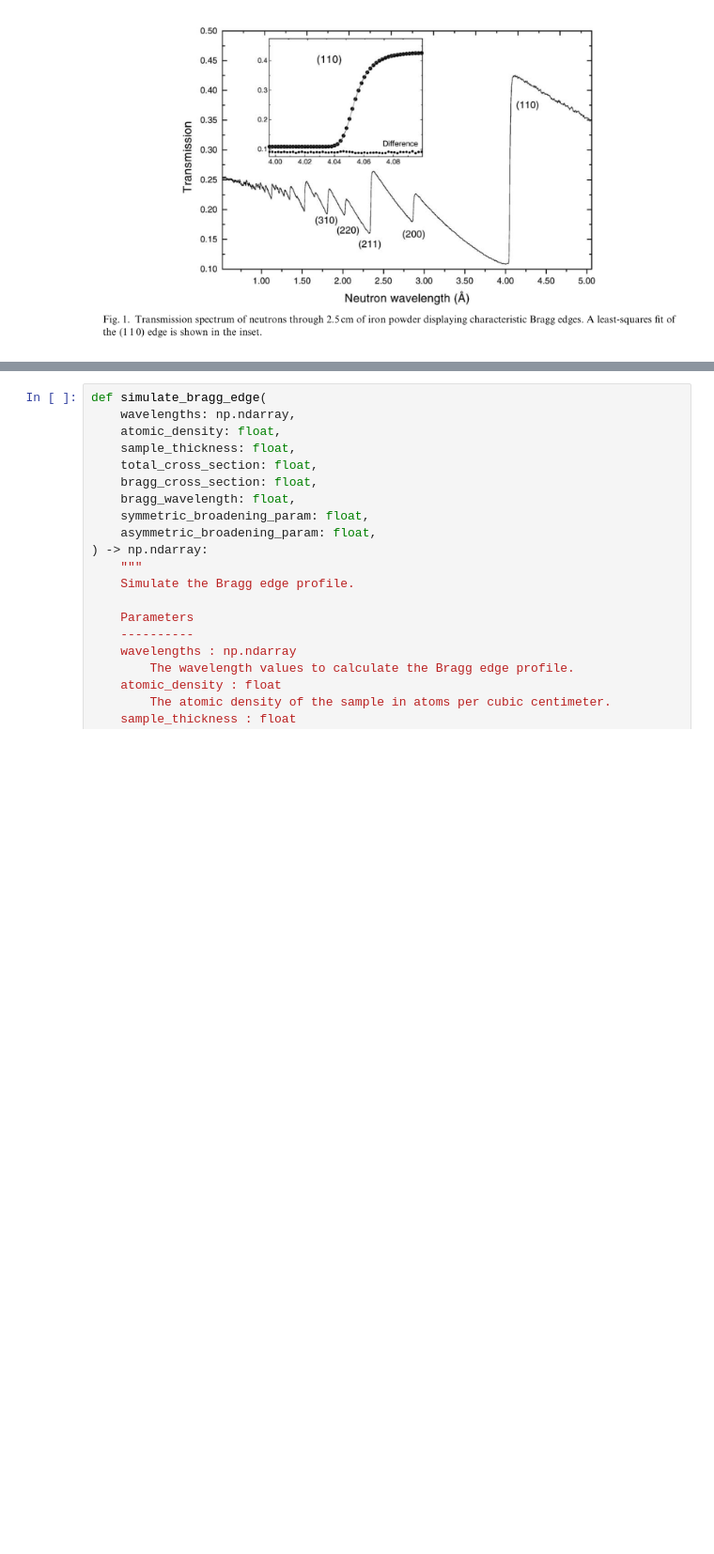
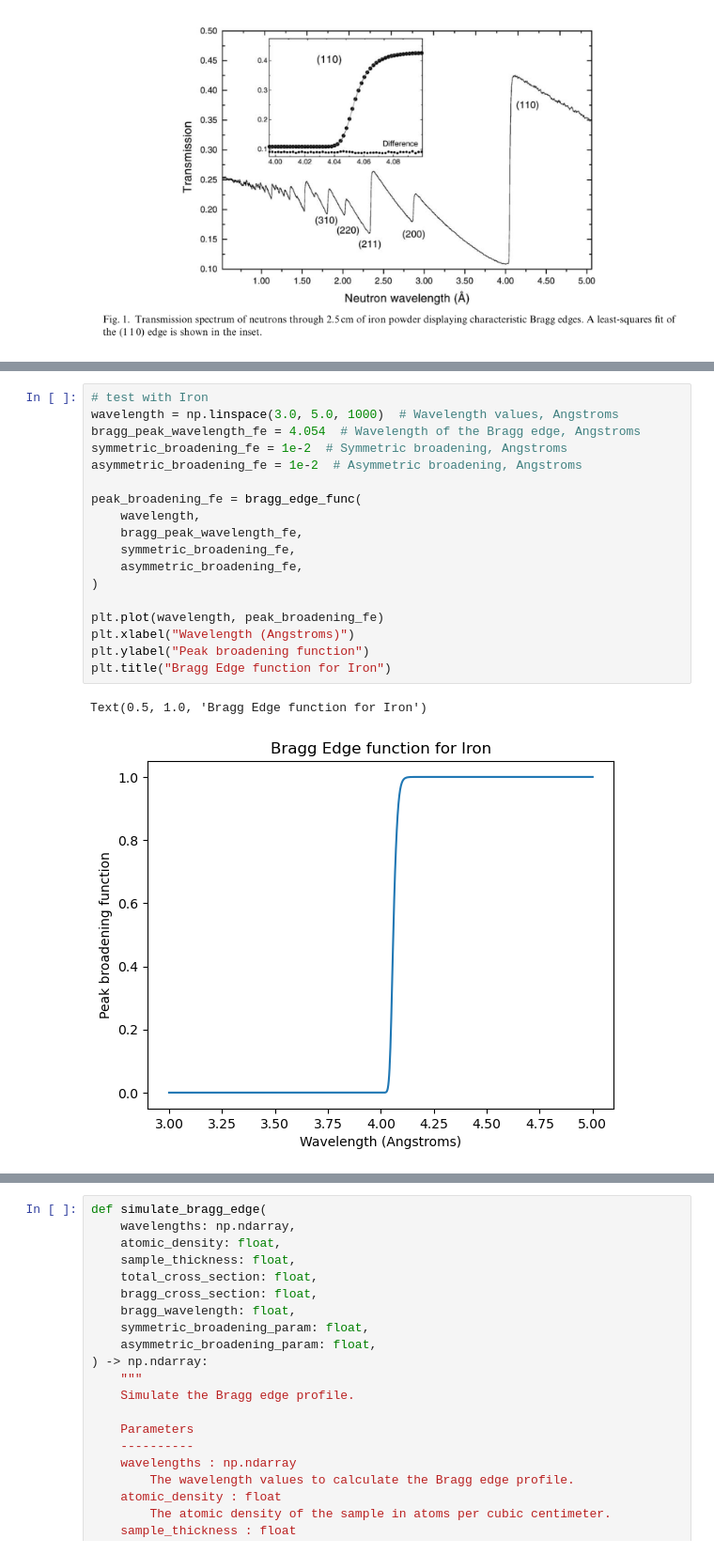
Before and after one commit to ornlneutronimaging/iBeatles, a Jupyter notebook: notebooks/bragg_edge_fitting.ipynb, the cells around one changed output, grey strips where cells are left out. Shown at 94% size. Drawn from its saved outputs; the diff is of its cells as text; blank space fills up the shorter version.

```diff
--- a/notebooks/bragg_edge_fitting.ipynb
+++ b/notebooks/bragg_edge_fitting.ipynb
@@ -156,0 +208,21 @@ Text(0.5, 1.0, 'Bragg Edge function for Iron')
+# %%
+# test with Iron
+wavelength = np.linspace(3.0, 5.0, 1000)  # Wavelength values, Angstroms
+bragg_peak_wavelength_fe = 4.054  # Wavelength of the Bragg edge, Angstroms
+symmetric_broadening_fe = 1e-2  # Symmetric broadening, Angstroms
+asymmetric_broadening_fe = 1e-2  # Asymmetric broadening, Angstroms
+
+peak_broadening_fe = bragg_edge_func(
+    wavelength,
+    bragg_peak_wavelength_fe,
+    symmetric_broadening_fe,
+    asymmetric_broadening_fe,
+)
+
+plt.plot(wavelength, peak_broadening_fe)
+plt.xlabel("Wavelength (Angstroms)")
+plt.ylabel("Peak broadening function")
+plt.title("Bragg Edge function for Iron")
+# %% [output]
+Text(0.5, 1.0, 'Bragg Edge function for Iron')
+[figure, added]
```
Also changed, not shown: parts of 12 cells of this notebook.
